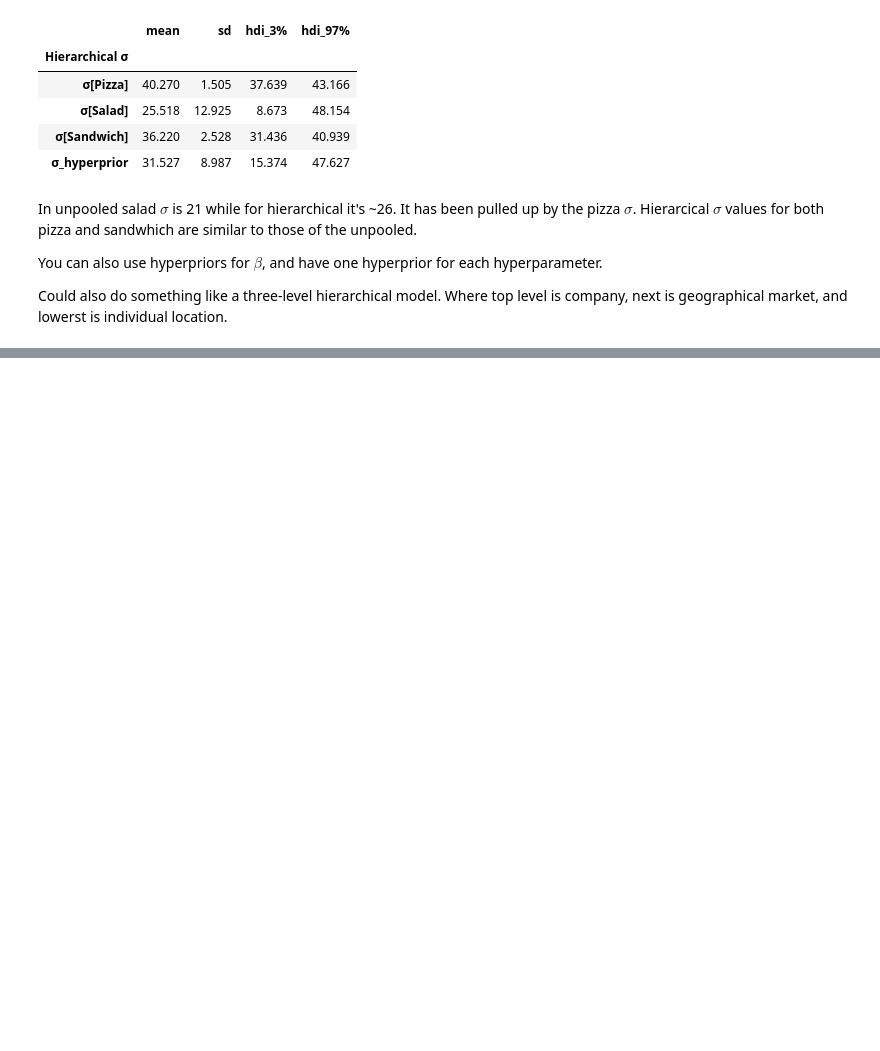
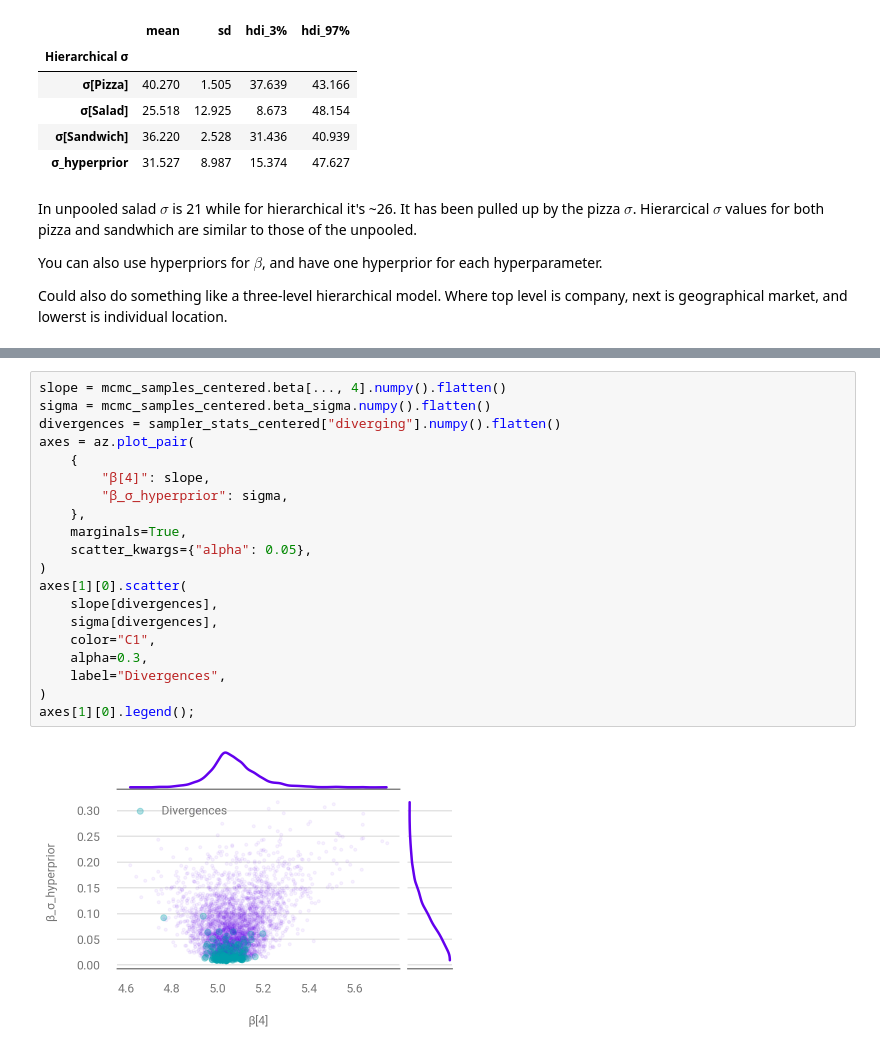
Before and after one commit to paw-lu/bayesian-modeling-computation-python, a Jupyter notebook: notebooks/4_extending_linear_models.ipynb, the cells around one changed output, grey strips where cells are left out. Drawn from its saved outputs; the diff is of its cells as text; blank space fills up the shorter version.

```diff
--- a/notebooks/4_extending_linear_models.ipynb
+++ b/notebooks/4_extending_linear_models.ipynb
@@ -631,0 +770,22 @@ and lowerst is individual location.
+# %%
+slope = mcmc_samples_centered.beta[..., 4].numpy().flatten()
+sigma = mcmc_samples_centered.beta_sigma.numpy().flatten()
+divergences = sampler_stats_centered["diverging"].numpy().flatten()
+axes = az.plot_pair(
+    {
+        "β[4]": slope,
+        "β_σ_hyperprior": sigma,
+    },
+    marginals=True,
+    scatter_kwargs={"alpha": 0.05},
+)
+axes[1][0].scatter(
+    slope[divergences],
+    sigma[divergences],
+    color="C1",
+    alpha=0.3,
+    label="Divergences",
+)
+axes[1][0].legend();
+# %% [output]
+[figure, added]
```
Also changed, not shown: parts of 13 cells of this notebook, 1 other file.
